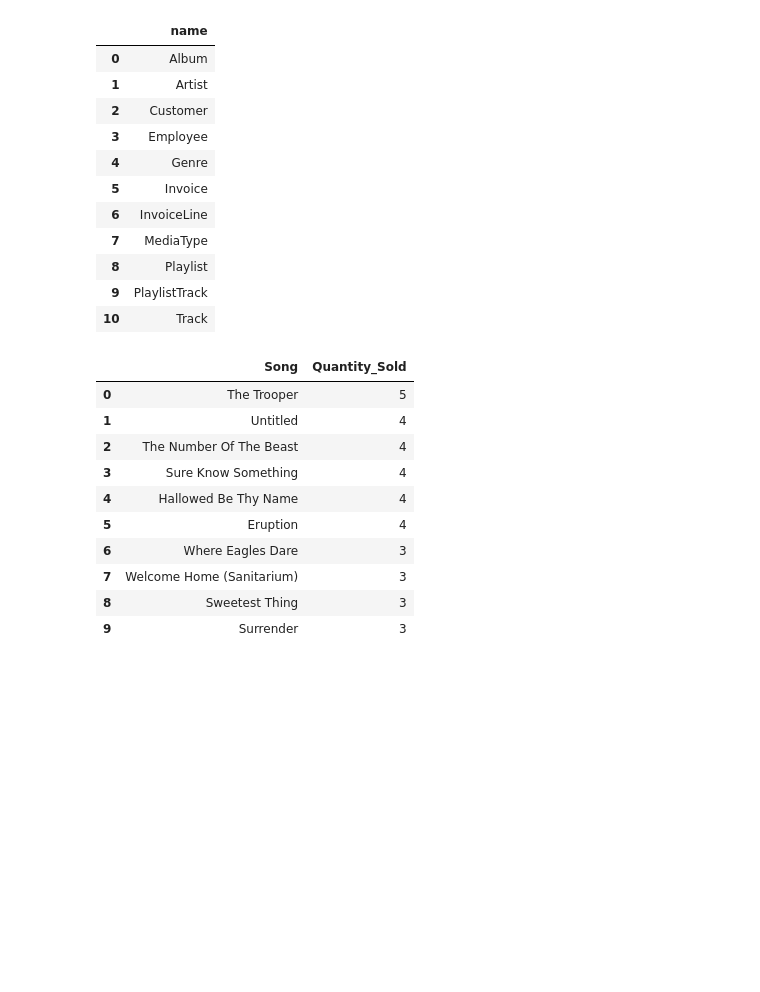
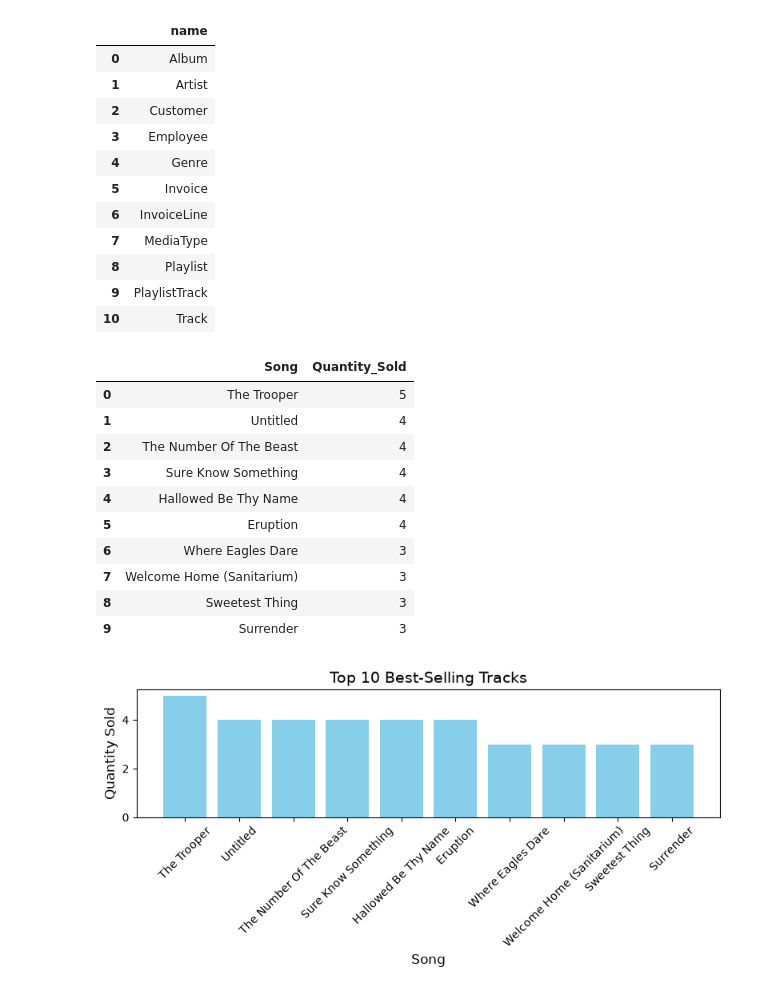
Before and after one commit to helenadepaula/Querying-with-SQL-and-Python-SQLite-Chinook-Database, a Jupyter notebook: analysis.ipynb, the cells around one changed output. Drawn from its saved outputs; the diff is of its cells as text; code cells hidden in the pictures; blank space fills up the shorter version.

Commit message:
feat: add function to plot bar charts and visualize query results

```diff
--- a/analysis.ipynb
+++ b/analysis.ipynb
@@ -28,31 +28,54 @@ run_query(query_schema)
 | 8 | Playlist |
 | 9 | PlaylistTrack |
 | 10 | Track |
+# %%
+# Defining function to plot the results of the queries in a bar chart.
+
+def plot_bar_chart(xdata, ydata, xlabel, ylabel, title):
+    """Function to plot the results of the queries in a bar chart."""
+
+    plt.figure(figsize=(8, 4))   # Create a new figure with a specified size.
+
+    plt.bar(xdata, ydata, color='skyblue')  # Create a bar chart with data from the DataFrame.
+
+    # Defining the chart's title and labels.
+    plt.title(title, fontsize=14)    # Chart title.
+    plt.xlabel(xlabel, fontsize=12)     # X-axis label.
+    plt.ylabel(ylabel, fontsize=12)   # Y-axis label.
+
+    plt.xticks(rotation=45)    # Rotate x-axis labels for better readability.
+
+
+    plt.tight_layout()  # Adjust the layout to prevent overlapping.
+    plt.show()      # Display the chart.
 # %%
 # Which are the 10 best-selling tracks?
 
 query_top_tracks = """
 SELECT Name AS Song, SUM(Quantity) AS Quantity_Sold
 FROM Track JOIN InvoiceLine
 ON InvoiceLine.TrackID = Track.TrackID
 GROUP BY Song
 ORDER BY Quantity_Sold DESC
 LIMIT 10;
 """
 
-run_query(query_top_tracks)
+top_tracks = run_query(query_top_tracks)
+display(top_tracks)
+plot_bar_chart(top_tracks['Song'], top_tracks['Quantity_Sold'], 'Song', 'Quantity Sold', 'Top 10 Best-Selling Tracks')
 # %% [output]
 |  | Song | Quantity_Sold |
 | 0 | The Trooper | 5 |
 | 1 | Untitled | 4 |
 | 2 | The Number Of The Beast | 4 |
 | 3 | Sure Know Something | 4 |
 | 4 | Hallowed Be Thy Name | 4 |
 | 5 | Eruption | 4 |
 | 6 | Where Eagles Dare | 3 |
 | 7 | Welcome Home (Sanitarium) | 3 |
 | 8 | Sweetest Thing | 3 |
 | 9 | Surrender | 3 |
+[figure, added]
 # %%
 # Which country generates the most revenue?
 
```
Also changed, not shown: parts of 2 cells of this notebook.
